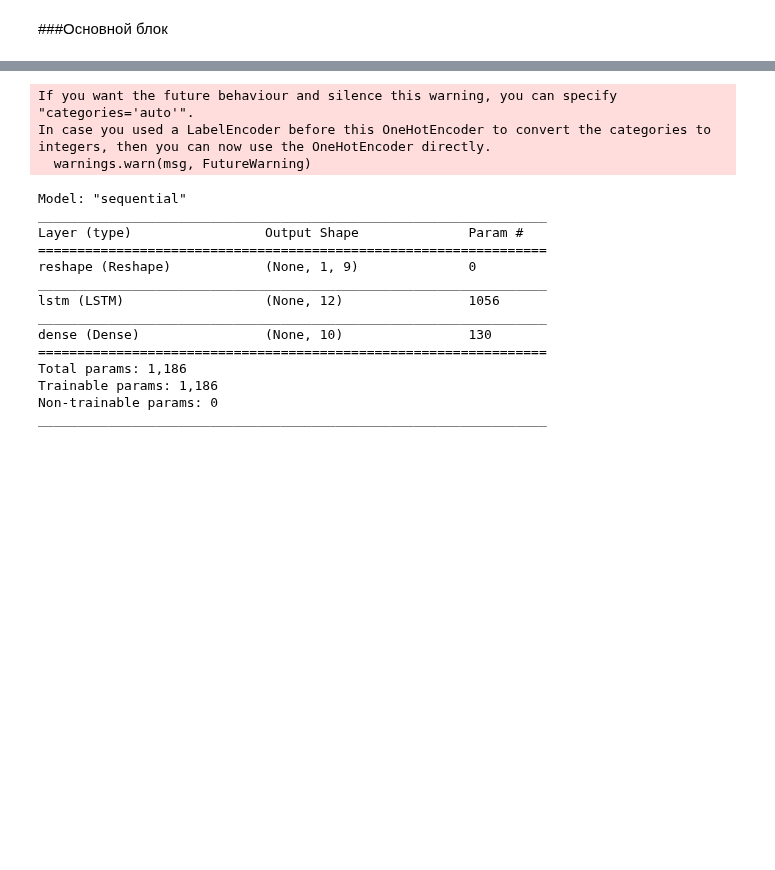
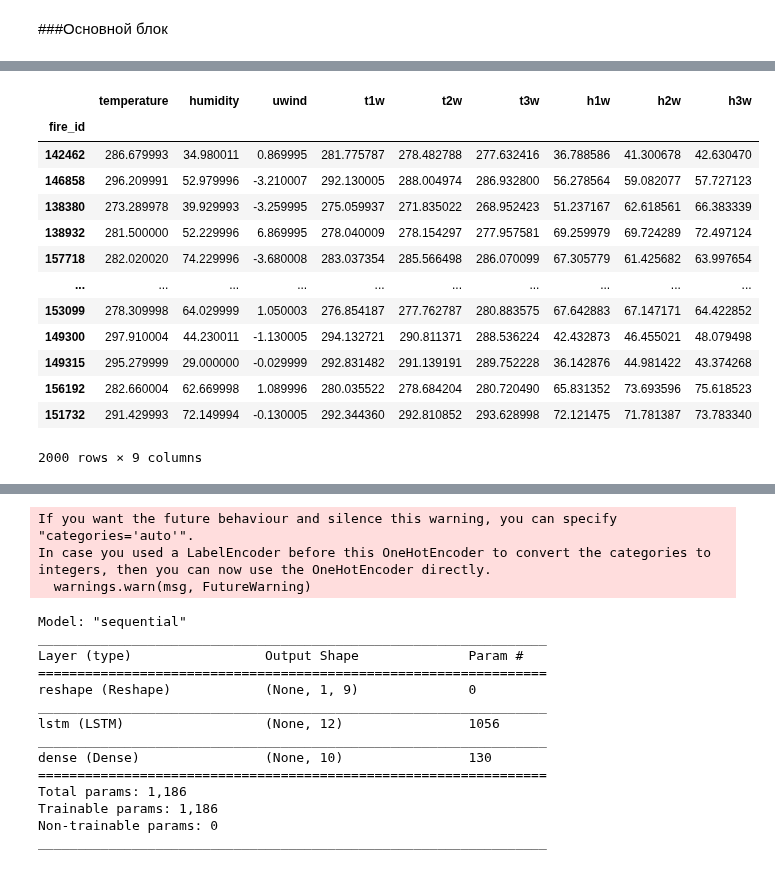
Before and after one commit to andygoosh/wildfire.sberbank.ai, a Jupyter notebook: workinprogress.ipynb, the cells around one changed output, grey strips where cells are left out. Drawn from its saved outputs; the diff is of its cells as text; code cells hidden in the pictures; blank space fills up the shorter version.

```diff
--- a/workinprogress.ipynb
+++ b/workinprogress.ipynb
@@ -280,3 +325,7 @@ feat_importances = pd.Series(model.feature_importances_, index=X.columns)
 feat_importances.nlargest(20).plot(kind='barh')
 # %% [markdown]
 ###Основной блок
+# %%
+X, y = prepare_data(one_hotted=True)
+X
+# %% [output]
@@ -283,3 +335,17 @@ feat_importances.nlargest(20).plot(kind='barh')
+|  | temperature | humidity | uwind | t1w | t2w | t3w | h1w | h2w | h3w |
+| fire_id |  |  |  |  |  |  |  |  |  |
+| 142462 | 286.679993 | 34.980011 | 0.869995 | 281.775787 | 278.482788 | 277.632416 | 36.788586 | 41.300678 | 42.630470 |
+| 146858 | 296.209991 | 52.979996 | -3.210007 | 292.130005 | 288.004974 | 286.932800 | 56.278564 | 59.082077 | 57.727123 |
+| 138380 | 273.289978 | 39.929993 | -3.259995 | 275.059937 | 271.835022 | 268.952423 | 51.237167 | 62.618561 | 66.383339 |
+| 138932 | 281.500000 | 52.229996 | 6.869995 | 278.040009 | 278.154297 | 277.957581 | 69.259979 | 69.724289 | 72.497124 |
+| 157718 | 282.020020 | 74.229996 | -3.680008 | 283.037354 | 285.566498 | 286.070099 | 67.305779 | 61.425682 | 63.997654 |
+| ... | ... | ... | ... | ... | ... | ... | ... | ... | ... |
+| 153099 | 278.309998 | 64.029999 | 1.050003 | 276.854187 | 277.762787 | 280.883575 | 67.642883 | 67.147171 | 64.422852 |
+| 149300 | 297.910004 | 44.230011 | -1.130005 | 294.132721 | 290.811371 | 288.536224 | 42.432873 | 46.455021 | 48.079498 |
+| 149315 | 295.279999 | 29.000000 | -0.029999 | 292.831482 | 291.139191 | 289.752228 | 36.142876 | 44.981422 | 43.374268 |
+| 156192 | 282.660004 | 62.669998 | 1.089996 | 280.035522 | 278.684204 | 280.720490 | 65.831352 | 73.693596 | 75.618523 |
+| 151732 | 291.429993 | 72.149994 | -0.130005 | 292.344360 | 292.810852 | 293.628998 | 72.121475 | 71.781387 | 73.783340 |
+2000 rows × 9 columns
 # %%
 def prepare_data(one_hotted=False):
 
```
Also changed, not shown: parts of 12 cells of this notebook.
